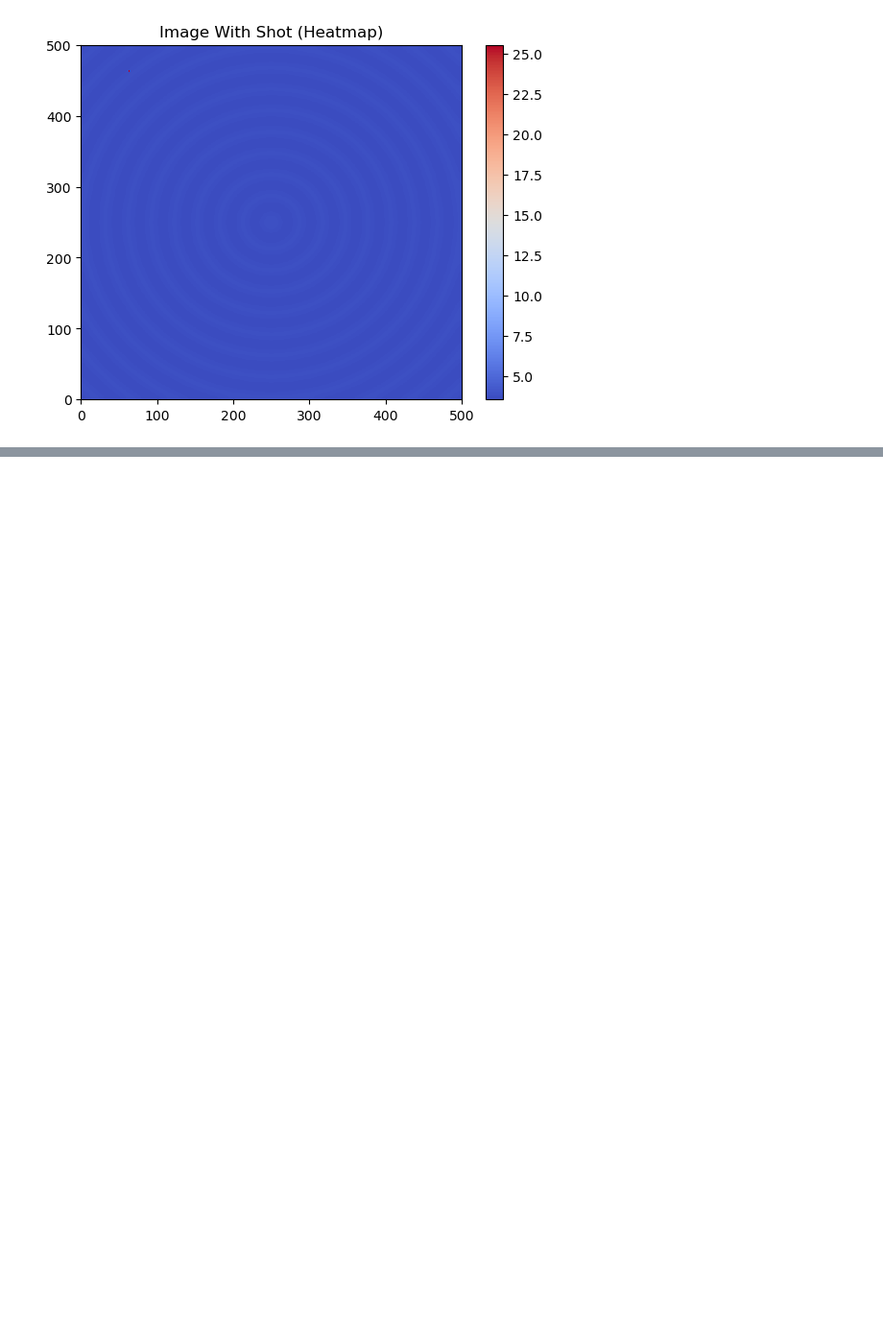
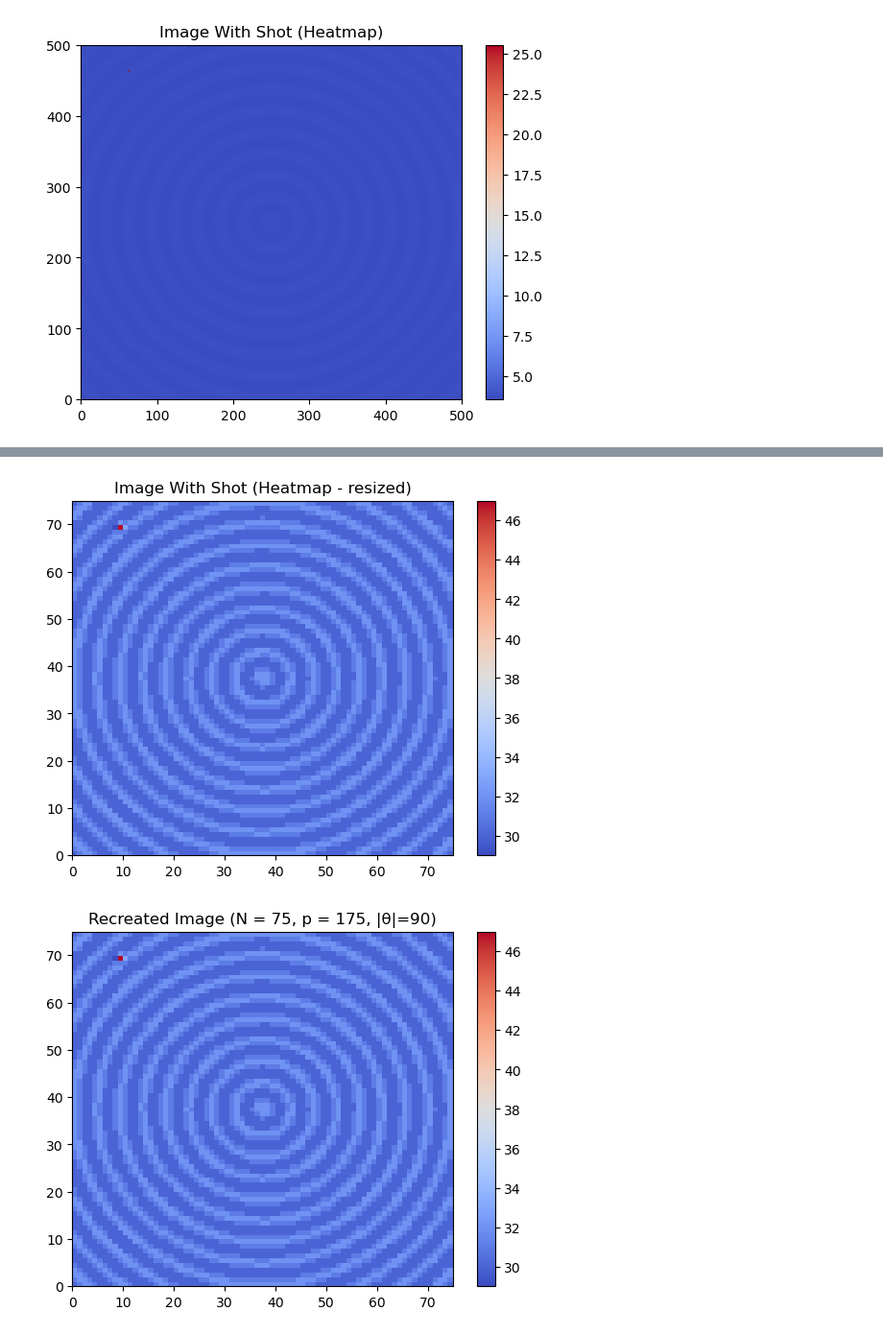
Before and after one commit to npeuker/MathModellingDTU, a Jupyter notebook: Exam Project/validating_model.ipynb, the cells around one changed output, grey strips where cells are left out. Shown at 96% size. Cells and saved outputs as stored; diff of their text form; code cells hidden in the pictures; blank space fills up the shorter version.

```diff
--- a/Exam Project/validating_model.ipynb
+++ b/Exam Project/validating_model.ipynb
@@ -77,15 +86,12 @@ np.max(resized_im)
 # %%
 # Parameters to use
-N = 200
+N = 75
 theta = np.matrix(np.linspace(0, 180, 90))
-p = 500
+p = 175
 A = paralleltomo(N, theta, p)[0]
 # %%
-# Recreating image
-
-
 # Forward projection
-x = np.ravel(resized_im)
+x = np.ravel(resized_im_2)
 
 b = np.matmul(A, x)
 # %%
@@ -105,3 +110,4 @@ def qr_sol(Q,R,b):
     return x
 # %%
-x = qr_sol(Q,R,b)
+
+x_recreated = qr_sol(Q,R,b)
@@ -119,0 +114,3 @@ True
+# %%
+# reshaping x
+x_recreated = x_recreated.reshape((75, 75))
@@ -119,0 +127,13 @@ True
+# %%
+heatmapresized_2 = plt.pcolor(resized_im_2, cmap="coolwarm")
+plt.colorbar(heatmapresized_2)
+plt.title("Image With Shot (Heatmap - resized)")
+plt.show()
+
+heatmap_recreated = plt.pcolor(x_recreated, cmap="coolwarm")
+plt.colorbar(heatmap_recreated)
+plt.title("Recreated Image (N = 75, p = 175, |\u03B8|=90)")
+plt.show()
+# %% [output]
+[figure, added]
+[figure, added]
```
Also changed, not shown: parts of 9 cells of this notebook, 1 other file.
